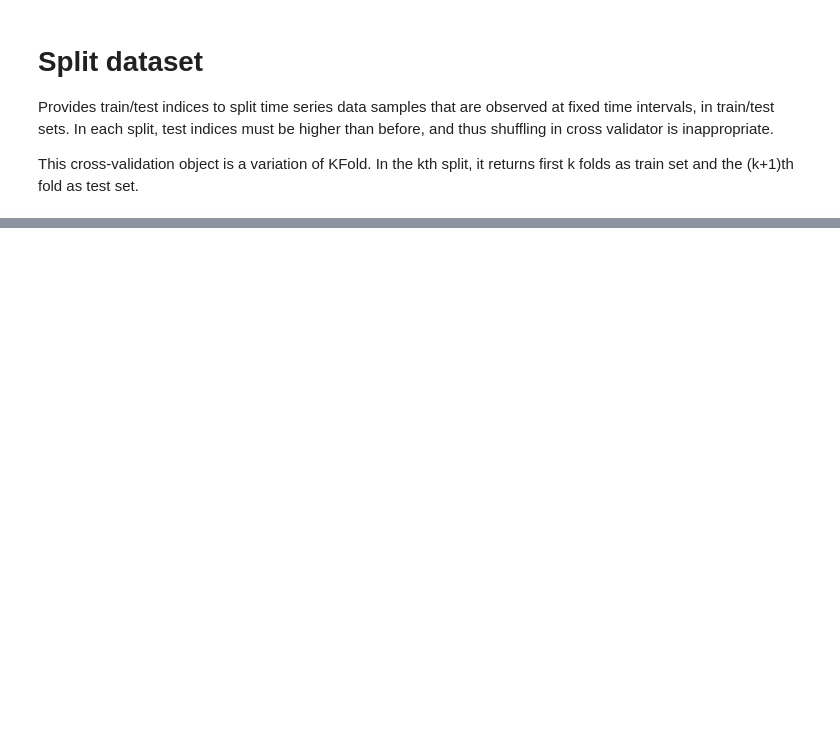
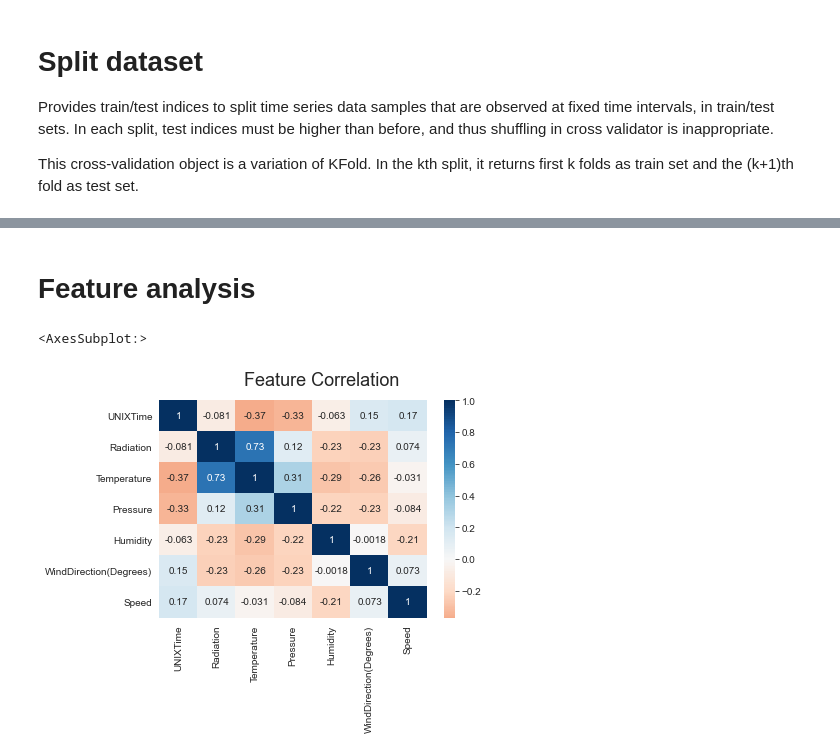
Before and after one commit to vassilispapadop/ml-solar-radiation-prediction, a Jupyter notebook: solar_radiation.ipynb, the cells around one changed output, grey strips where cells are left out. Drawn from its saved outputs; the diff is of its cells as text; code cells hidden in the pictures; blank space fills up the shorter version.

```diff
--- a/solar_radiation.ipynb
+++ b/solar_radiation.ipynb
@@ -14,9 +14,12 @@ import numpy as np
 import pandas as pd
 import matplotlib.pyplot as plt
 from sklearn.model_selection import TimeSeriesSplit
+import seaborn as sns
+import plotly.express as px
+sns.set_style('darkgrid')
 # %%
-df=pd.read_csv("solar_radiation_dataset.csv")
-df.head()
+dataset=pd.read_csv("solar_radiation_dataset.csv")
+dataset.head()
 # %% [output]
 |  | UNIXTime | Data | Time | Radiation | Temperature | Pressure | Humidity | WindDirection(Degrees) | Speed | ... |
 | 0 | 1475229326 | 9/29/2016 12:00:00 AM | 23:55:26 | 1.21 | 48 | 30.46 | 59 | 177.39 | 5.62 | ... |
@@ -44,0 +72,9 @@ TimeSeriesSplit(max_train_size=None, n_splits=5)
+# %% [markdown]
+# Feature analysis
+# %%
+fig = plt.figure()
+fig.suptitle('Feature Correlation', fontsize=18)
+sns.heatmap(dataset.corr(), annot=True, cmap='RdBu', center=0)
+# %% [output]
+<AxesSubplot:>
+[figure, added]
```
Also changed, not shown: parts of 3 cells of this notebook.
